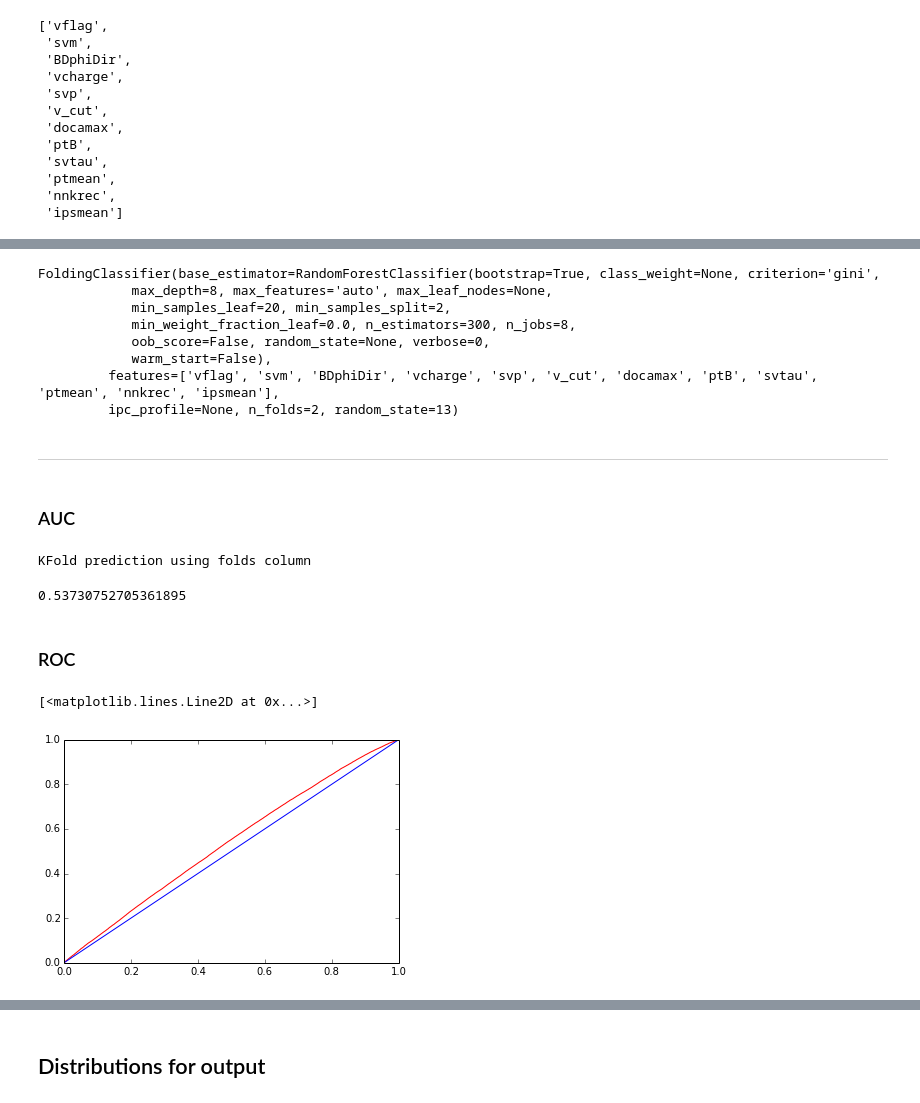
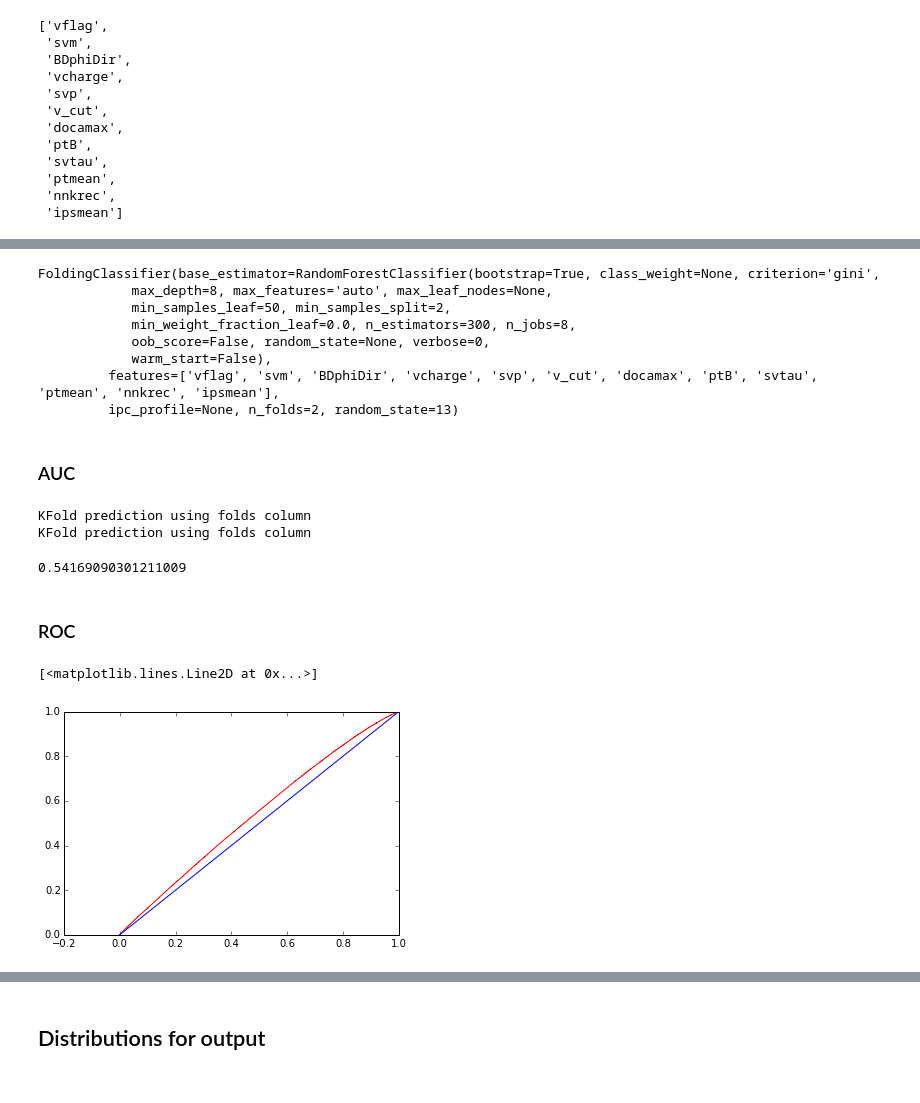
Before and after one commit to tlikhomanenko/tagging_LHCb, a Jupyter notebook: vertex.ipynb, the cells around one changed output, grey strips where cells are left out. Saved outputs shown, nothing was run; the diff lists cells and outputs as text; code cells hidden in the pictures.

```diff
--- a/vertex.ipynb
+++ b/vertex.ipynb
@@ -67,2 +72,0 @@ set(numpy.unique(data.event)).issubset(set(numpy.concatenate([train_events_id, t
-# %%
-data = data.ix[numpy.in1d(data.event.values, train_events_id), :]
@@ -75,6 +77,6 @@ Events: 176769 vrt: 176781
 # %%
 features = list(set(data.columns) - {'run', 'event', 'No', 'signB', 'signVtx', 'N_sig_sw', 'Bmass', 'mult',
-                                     'PIDNNp', 'PIDNNpi'})
+                                     'PIDNNp', 'PIDNNpi', 'label'})
 features
 # %% [output]
 ['vflag',
@@ -105,11 +96,11 @@ with open('vtx_forest.pkl', 'r') as f:
 # %%
-base = RandomForestClassifier(n_estimators=300, max_depth=8, min_samples_leaf=20, n_jobs=8)
+base = RandomForestClassifier(n_estimators=300, max_depth=8, min_samples_leaf=50, n_jobs=8)
 est_choose_RT = FoldingClassifier(base, features=features, random_state=13)
-est_choose_RT.fit(data, product_sign, data.N_sig_sw)
+est_choose_RT.fit(data_sw_pass, data_sw_pass.label, data_sw_pass.N_sig_sw)
 # %% [output]
 FoldingClassifier(base_estimator=RandomForestClassifier(bootstrap=True, class_weight=None, criterion='gini',
             max_depth=8, max_features='auto', max_leaf_nodes=None,
-            min_samples_leaf=20, min_samples_split=2,
+            min_samples_leaf=50, min_samples_split=2,
             min_weight_fraction_leaf=0.0, n_estimators=300, n_jobs=8,
             oob_score=False, random_state=None, verbose=0,
             warm_start=False),
@@ -122,22 +109,24 @@ with open('vtx_forest.pkl', 'w') as f:
-# %% [markdown]
-----
 # %% [markdown]
 ### AUC
-# %%
-probs_RT = est_choose_RT.predict_proba(data)
-roc_auc_score(product_sign, probs_RT[:, 1], sample_weight=data.N_sig_sw.values)
-# %% [output]
-KFold prediction using folds column
-0.53730752705361895
+# %%
+probs_RT = union(est_choose_RT.predict_proba(data_sw_pass)[:, 1],
+                 est_choose_RT.predict_proba(data_sw_not_pass)[:, 1])
+roc_auc_score(union(data_sw_pass.label.values, data_sw_not_pass.label.values),
+              probs_RT, sample_weight=union(data_sw_pass.N_sig_sw.values, data_sw_not_pass.N_sig_sw.values))
+# %% [output]
+KFold prediction using folds column
+KFold prediction using folds column
+0.54169090301211009
 # %% [markdown]
 ### ROC
 # %%
-fpr, tpr, _ = roc_curve(product_sign, probs_RT[:, 1], sample_weight=data.N_sig_sw.values)
+fpr, tpr, _ = roc_curve(union(data_sw_pass.label.values, data_sw_not_pass.label.values),
+                        probs_RT, sample_weight=union(data_sw_pass.N_sig_sw.values, data_sw_not_pass.N_sig_sw.values))
 plot(fpr, tpr)
 plot([0, 1], [0, 1])
 # %% [output]
 [<matplotlib.lines.Line2D at 0x...>]
-[figure, old version]
+[figure, new version]
 # %%
 imp = numpy.sum([est.feature_importances_ for est in est_choose_RT.estimators], axis=0)
 pandas.DataFrame({'importance': -sort(-imp) / max(imp),
```
Also changed, not shown: parts of 83 cells of this notebook, 4 other files.
